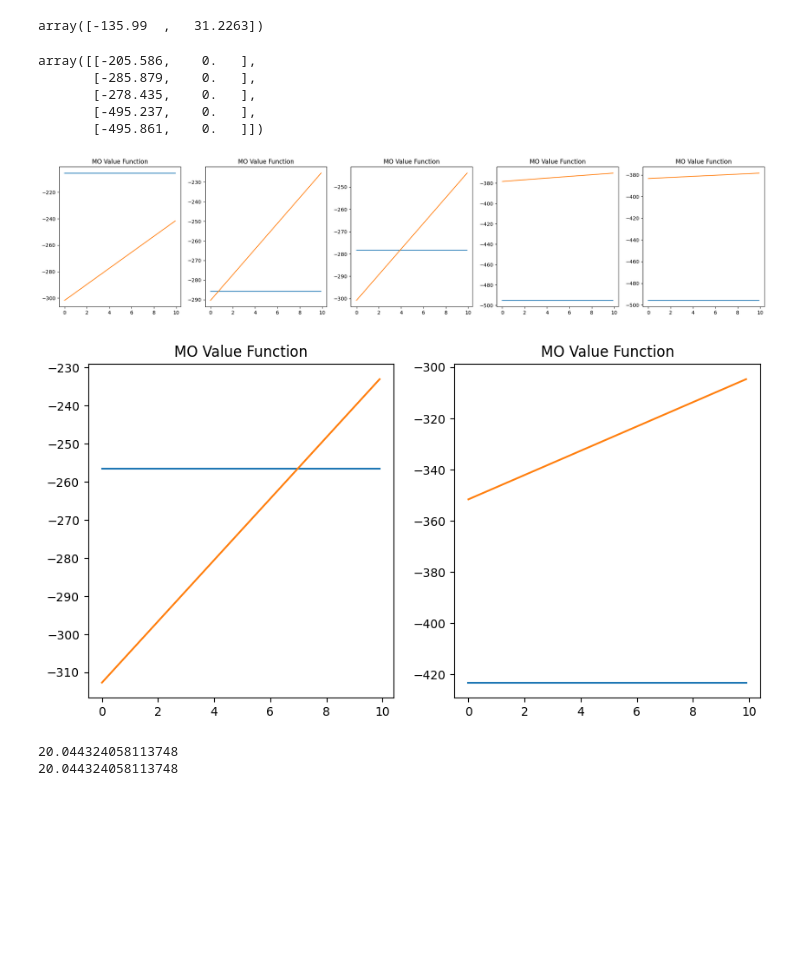
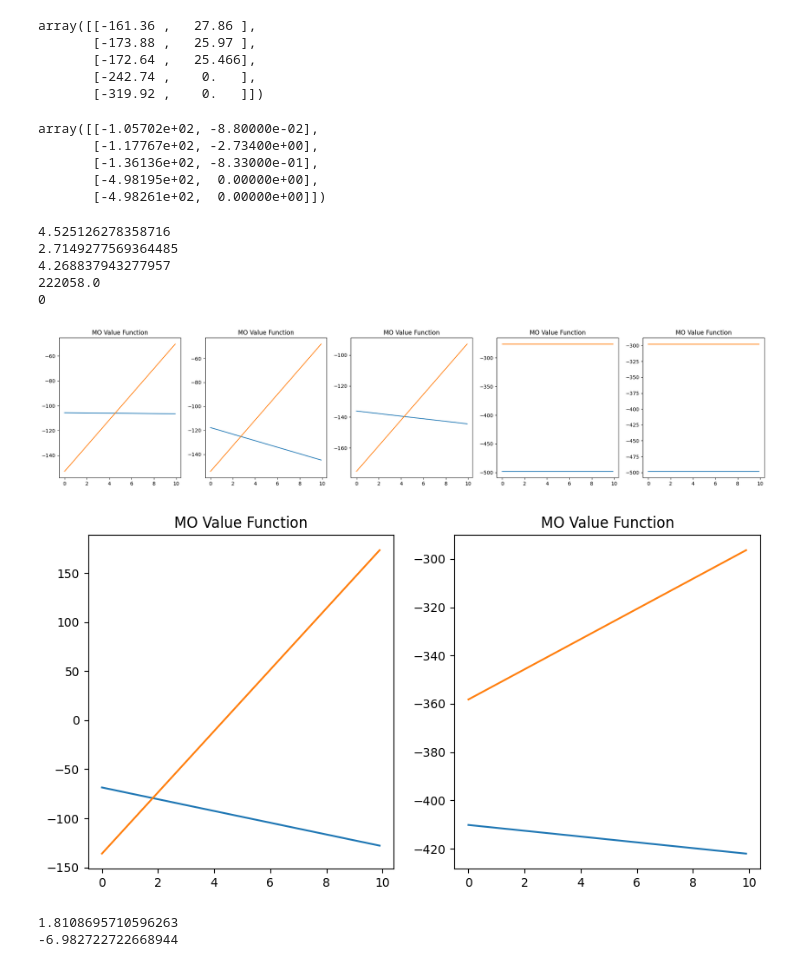
Before and after one commit to maymac00/MAEGG_IPPO, a Jupyter notebook: ols_visualize.ipynb, the cells around one changed output. Drawn from its saved outputs; the diff is of its cells as text; code cells hidden in the pictures; blank space fills up the shorter version.

```diff
--- a/ols_visualize.ipynb
+++ b/ols_visualize.ipynb
@@ -18,33 +18,48 @@ large_policies[10][0][10] =  np.array([[-493.515,0.],[-494.93,0.  ],[-494.14,0.
 large_policies[10][0][100] =  np.array([[-493.515,0.],[-494.93,0.  ],[-494.14,0.  ],[-494.685,0.],[-494.33,0.  ]])
 large_policies[10][0.2][0] =  np.array([[-159.21,0.  ],[-495.405,0.],[-487.79,0.  ],[-487.555,0.],[-495.415,0.]])
 large_policies[10][0.2][1] =  np.array([[-135.99  , 31.2263], [-379.166,  0. ], [-473.507,  0. ], [-371.311,  0. ], [-431.127,  0. ]])
-large_policies[10][0.2][10] =  np.array([])
+large_policies[10][0.2][10] =  np.array([[-141.003 ,   34.7508], [-379.329,    0.   ], [-393.191 ,    0.7707], [-396.253 ,    0.5138], [-394.567 ,    0.5306]])
 large_policies[10][0.2][100] =  np.array([[-148.09,40.852],[-410.19,0.  ],[-419.235,0.],[-387.675,0.],[-417.115,0.]])
 large_policies[10][0.6][0] =  np.array([[-205.586,  0. ], [-285.879,  0. ], [-278.435,  0. ], [-495.237,  0. ], [-495.861,  0. ]])
 large_policies[10][0.6][1] =  np.array([[-151.564 ,    5.3354],[-105.249 ,    9.2631], [-146.008 ,    6.4743], [-2.51422e+02,  1.33000e-02], [-2.40726e+02,  3.43000e-02]])
-large_policies[10][0.6][10] =  np.array([[-301.76, 6.062], [-290.42, 6.566], [-300.8, 5.754], [-378.34, 0.826], [-383.4, 0.504]])
-large_policies[10][0.6][100] =  np.array([[-313.905,7.3675], [-336.63, 5.8555], [-287.545, 10.9095], [-380.295, 1.7255], [-386.96, 1.5785]])
+large_policies[10][0.6][10] =  np.array([[-152.914 ,   10.3453], [-154.314 ,   10.7275], [-175.09  ,    8.2922], [-2.76137e+02, -1.00000e-03], [-297.847,    0.   ]])
+large_policies[10][0.6][100] =  np.array([[-161.36,27.86],[-173.88,25.97],[-172.64,25.466],[-242.74,0.],[-319.92, 0.  ]])
 large_policies[10][1][0] =  np.array([])
 large_policies[10][1][1] =  np.array([])
 large_policies[10][1][10] =  np.array([])
 large_policies[10][1][100] =  np.array([])
+large_policies[10][1][100] =  np.array([])
+large_policies[0][0.2][0] =  np.array([[-68.607,  -5.984], [-495.719,    0.   ], [-4.95445e+02, -1.10000e-02], [-4.9547e+02, -1.0000e-03], [-495.773,    0.   ]])
+large_policies[0][0.2][1] =  np.array([[-68.607,  -5.984], [-495.719,    0.   ], [-4.95445e+02, -1.10000e-02], [-4.9547e+02, -1.0000e-03], [-495.773,    0.   ]])
+large_policies[0][0.2][10] =  np.array([[-68.607,  -5.984], [-495.719,    0.   ], [-4.95445e+02, -1.10000e-02], [-4.9547e+02, -1.0000e-03], [-495.773,    0.   ]])
+large_policies[0][0.2][100] =  np.array([[-68.607,  -5.984], [-495.719,    0.   ], [-4.95445e+02, -1.10000e-02], [-4.9547e+02, -1.0000e-03], [-495.773,    0.   ]])
+large_policies[0][0.6][0] =  np.array([[-1.05702e+02, -8.80000e-02], [-117.767,   -2.734], [-136.136,   -0.833], [-498.195,    0.   ], [-498.261,    0.   ]])
+large_policies[0][0.6][1] =  np.array([[-1.05702e+02, -8.80000e-02], [-117.767,   -2.734], [-136.136,   -0.833], [-498.195,    0.   ], [-498.261,    0.   ]])
+large_policies[0][0.6][10] =  np.array([[-1.05702e+02, -8.80000e-02], [-117.767,   -2.734], [-136.136,   -0.833], [-498.195,    0.   ], [-498.261,    0.   ]])
+large_policies[0][0.6][100] =  np.array([[-1.05702e+02, -8.80000e-02], [-117.767,   -2.734], [-136.136,   -0.833], [-498.195,    0.   ], [-498.261,    0.   ]])
 
 # Any policy with we = 0 is the same as the policy with we = 10 and db = 0
 for eff in eff_keys:
     for db in db_keys:
-        large_policies[0][eff][db] = large_policies[10][eff][0]
+        # if empty, copy the policy with we = 10 and db = 0
+        if len(large_policies[0][eff][db]) == 0 or (large_policies[0][eff][db] == np.zeros((5,2))).all():
+            large_policies[0][eff][db] = large_policies[10][eff][0]
 # %%
-large_policies[10][0.2][1][:1].mean(axis=0)
+large_policies[10][0.6][100]
 # %% [output]
-array([-135.99  ,   31.2263])
+array([[-161.36 ,   27.86 ],
+       [-173.88 ,   25.97 ],
+       [-172.64 ,   25.466],
+       [-242.74 ,    0.   ],
+       [-319.92 ,    0.   ]])
 # %%
-large_policies[0][0.6][10]
+large_policies[0][0.6][100]
 # %% [output]
-array([[-205.586,    0.   ],
-       [-285.879,    0.   ],
-       [-278.435,    0.   ],
-       [-495.237,    0.   ],
-       [-495.861,    0.   ]])
+array([[-1.05702e+02, -8.80000e-02],
+       [-1.17767e+02, -2.73400e+00],
+       [-1.36136e+02, -8.33000e-01],
+       [-4.98195e+02,  0.00000e+00],
+       [-4.98261e+02,  0.00000e+00]])
 # %%
 # Function to get the intersection of two lines represented as f(we) = v0 + we*ve for a two given fixed sets of (v0, ve)
 def get_intersection(v01, ve1, v02, ve2):
@@ -74,44 +89,56 @@ for ag in range(5):
         y = np.dot(p[ag], w)
         axs[ag].plot(x, y)
 
+for ag in range(5):
+    # Print intersecctions
+    p1 = policies[0][setting["eff"]][setting["db"]][ag]
+    p2 = policies[10][setting["eff"]][setting["db"]][ag]
+    print(get_intersection(p1[0], p1[1], p2[0], p2[1]))
 plt.show()
 # %% [output]
+4.525126278358716
+2.7149277569364485
+4.268837943277957
+222058.0
+0
-[figure, old version]
+[figure, new version]
 # %%
 # Plot values as function of weight w that scales the reward
 policies = large_policies
 
 fig, axs = plt.subplots(1, 2, figsize=(10, 5))
 step = 0.1
 # for ag in mo_value_w10:
 max_weight = 10
 # Subplot for each agent
 x = np.arange(0, max_weight, step)
 w = np.array([np.ones(int(max_weight/step)), np.arange(0, max_weight, step)])
 
-setting = {"eff": 0.6, "db": 100}
+setting = {"eff": 0.2, "db": 1}
 weights = [0, 10]
 n_eff = int(5 * setting["eff"])
 
 for we in weights:
     axs[0].set_title("MO Value Function")
     p = policies[we][setting["eff"]][setting["db"]][:n_eff].mean(axis=0)
     y = np.dot(p, w)
     axs[0].plot(x, y)
 
     axs[1].set_title("MO Value Function")
     p = policies[we][setting["eff"]][setting["db"]][(n_eff-1):].mean(axis=0)
     y = np.dot(p, w)
     axs[1].plot(x, y)
 
 plt.show()
 
 # Print intersecctions
-for group in range(2):
-    p1 = policies[0][setting["eff"]][setting["db"]][:n_eff].mean(axis=0)
-    p2 = policies[10][setting["eff"]][setting["db"]][(n_eff-1):].mean(axis=0)
-    print(get_intersection(p1[0], p1[1], p2[0], p2[1]))
+p1 = policies[0][setting["eff"]][setting["db"]][:n_eff].mean(axis=0)
+p2 = policies[10][setting["eff"]][setting["db"]][:n_eff].mean(axis=0)
+print(get_intersection(p1[0], p1[1], p2[0], p2[1]))
+p1 = policies[0][setting["eff"]][setting["db"]][(n_eff-1):].mean(axis=0)
+p2 = policies[10][setting["eff"]][setting["db"]][(n_eff-1):].mean(axis=0)
+print(get_intersection(p1[0], p1[1], p2[0], p2[1]))
 # %% [output]
-[figure, old version]
+[figure, new version]
-20.044324058113748
-20.044324058113748
+1.8108695710596263
+-6.982722722668944
```
Also changed, not shown: parts of 2 cells of this notebook, 3 other files.
